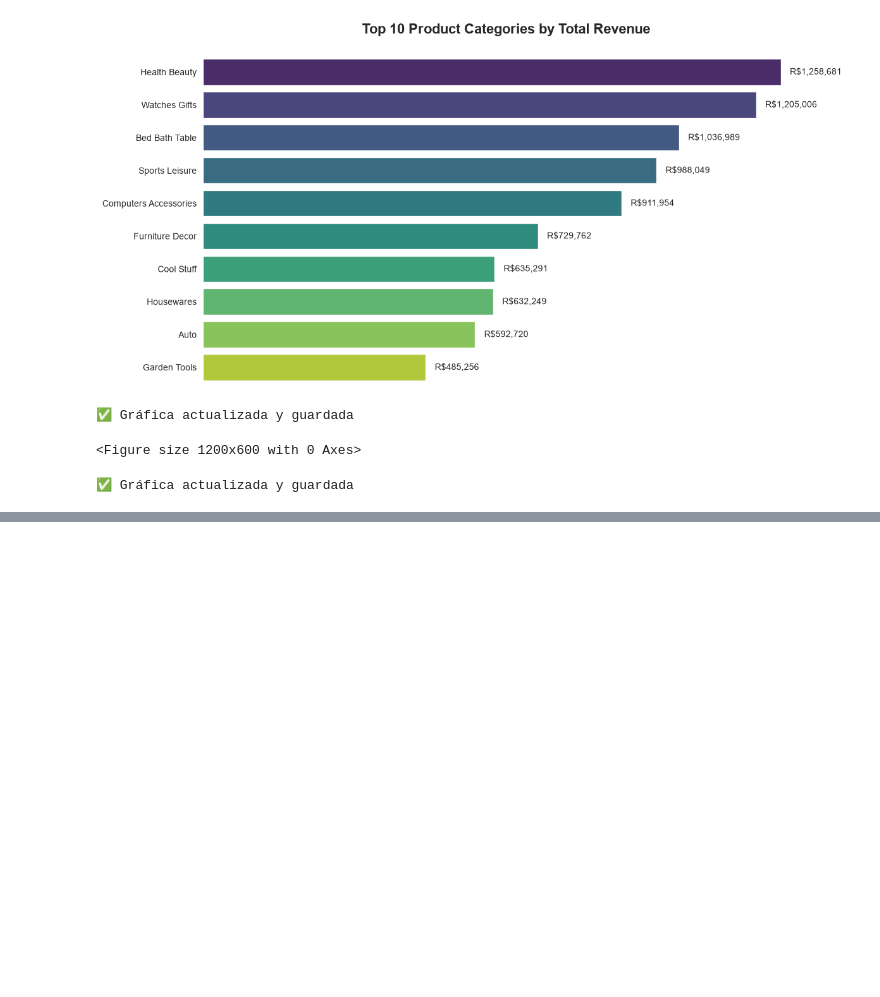
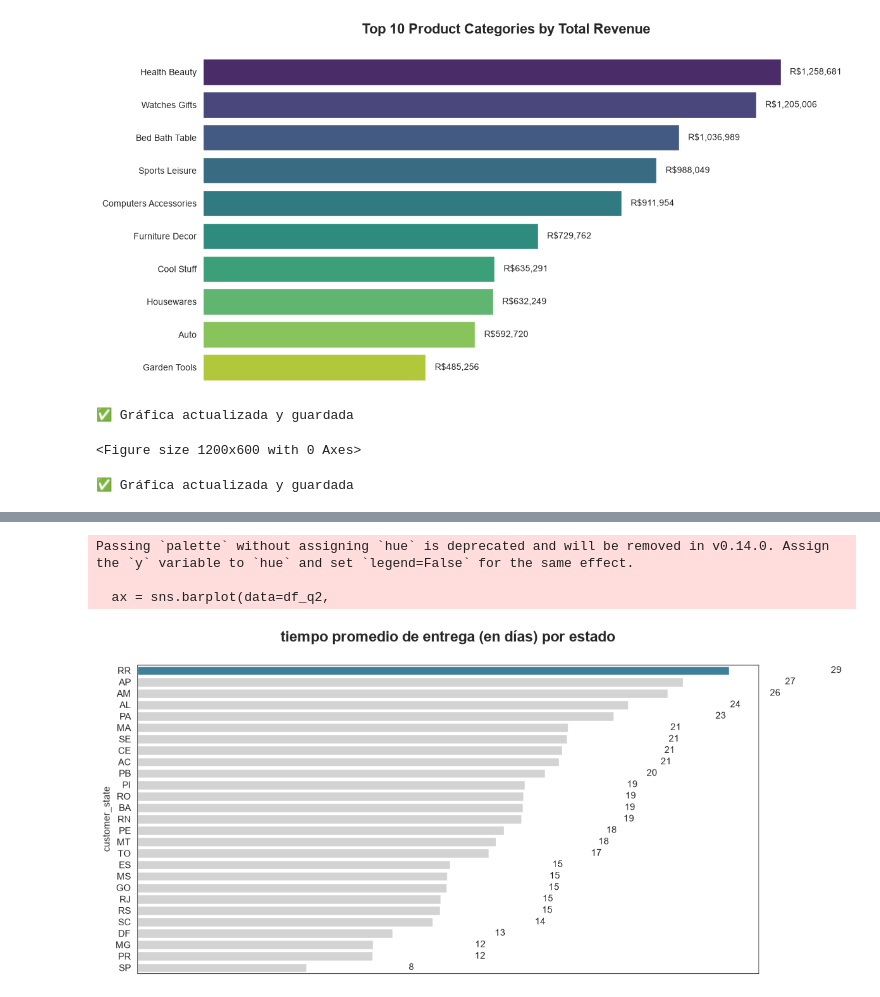
Before and after one commit to Lucas-Jimenez-uribe/olist-ecommerce-analysis, a Jupyter notebook: notebooks/analisis_completo.ipynb, the cells around one changed output, grey strips where cells are left out. Saved outputs shown, nothing was run; the diff lists cells and outputs as text; code cells hidden in the pictures; blank space fills up the shorter version.

```diff
--- a/notebooks/analisis_completo.ipynb
+++ b/notebooks/analisis_completo.ipynb
@@ -161,3 +161,22 @@ Passing `palette` without assigning `hue` is deprecated and will be removed in v
 ✅ Gráfica actualizada y guardada
 <Figure size 1200x600 with 0 Axes>
 ✅ Gráfica actualizada y guardada
+# %%
+query_q2 = """
+SELECT
+    c.customer_state,
+    COUNT(*) AS num_ordenes,
+    ROUND(AVG(EXTRACT(DAY FROM (o.order_delivered_customer_date - o.order_purchase_timestamp))), 2) AS promedio_dias_entrega
+FROM orders o
+INNER JOIN customers c
+  ON o.customer_id = c.customer_id
+WHERE o.order_delivered_customer_date IS NOT NULL
+GROUP BY c.customer_state
+ORDER BY promedio_dias_entrega DESC;
+"""
+
+# Traer datos en un DataFrame
+df_q2 = pd.read_sql(query_q2, conn)
+
+# Ver los datos
+print(df_q2)
@@ -163,0 +201,32 @@ Passing `palette` without assigning `hue` is deprecated and will be removed in v
+# %%
+import matplotlib.pyplot as plt
+import seaborn as sns
+
+# Configurar el estilo de las gráficas
+sns.set_style("white")
+plt.rcParams['figure.figsize'] = (12, 6)
+
+colors = ['#2E86AB' if i == 0 else '#D3D3D3' for i in range(len(df_q2))]
+
+# Crear gráfica de barras
+ax = sns.barplot(data=df_q2,
+            x='promedio_dias_entrega',
+            y='customer_state',
+            palette=colors)
+
+for i, v in enumerate(df_q2['promedio_dias_entrega']):
+    plt.text(v + 5, i, f'{v:,.0f}', va='center', fontsize=10)
+
+# Quitar el eje X completo (números y etiqueta)
+ax.set_xlabel('')
+ax.set_xticks([])
+
+# Personalizar la gráfica
+plt.title('tiempo promedio de entrega (en días) por estado', fontsize=16, fontweight='bold', pad=25)
+
+plt.show()
+# %% [output]
+Passing `palette` without assigning `hue` is deprecated and will be removed in v0.14.0. Assign the `y` variable to `hue` and set `legend=False` for the same effect.
+
+  ax = sns.barplot(data=df_q2,
+[figure, added]
```
Also changed, not shown: parts of 2 cells of this notebook.
